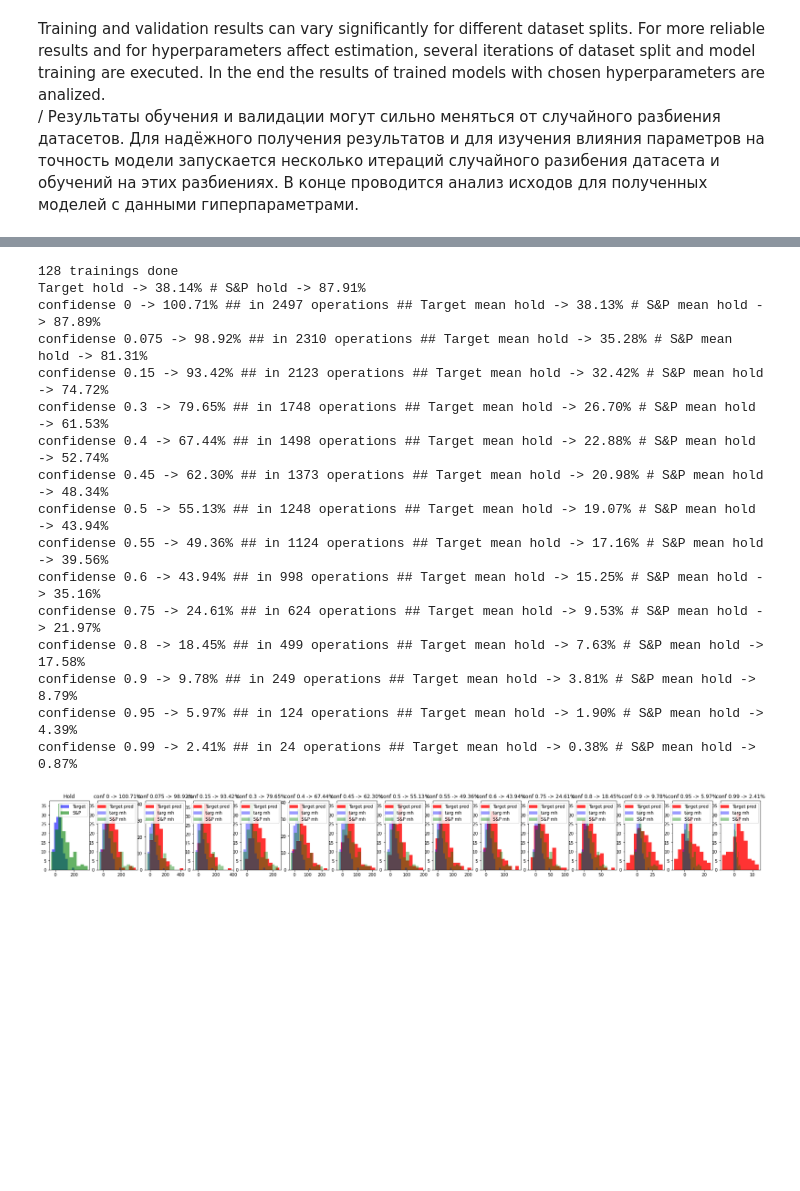
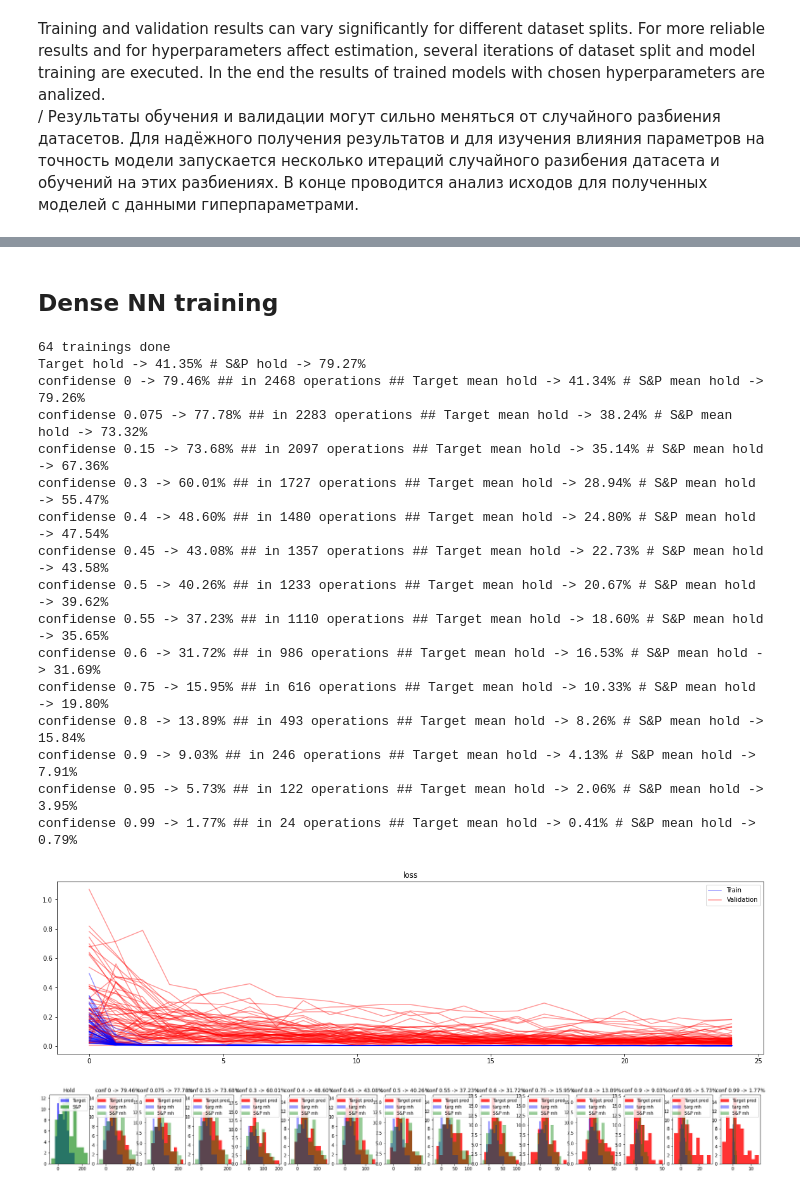
Before and after one commit to igormelekhin/stock_prediction, a Jupyter notebook: stock.ipynb, the cells around one changed output, grey strips where cells are left out. Cells and saved outputs as stored; diff of their text form; code cells hidden in the pictures; blank space fills up the shorter version.

```diff
--- a/stock.ipynb
+++ b/stock.ipynb
@@ -276,6 +361,6 @@ Epoch 3/3
 # %%
 def estimateResultsForConf(valY,prevY,preds,confidense,valType,target):
-    #estimate results for trading using model predictions with confidense no less then is set in parameter
+    #Estimate results for trading using model predictions with confidense no less then is set in parameter
     if valType=="CHANGES":
         res=1.
         operations=0
@@ -301,7 +386,7 @@ def estimateResultsForConf(valY,prevY,preds,confidense,valType,target):
     return res-1.,operations
 
 def estimateHold(valRefs,prevValRefs,valType,target):
-    #estimate results of buy-and-hold for test dataset
+    #Estimate results of buy-and-hold for test dataset
     if valType=="CHANGES":
         targetHold=1
         sapHold=1
@@ -342,12 +427,24 @@ def estimateResults(valY,prevY,preds,refs,prevRefs,valType,target,verb=False,con
             print("Confidense {:.4f}".format(conf),"-> {:.2f}".format(res*100.),"% in",operations,"operations","## Target mean hold -> {:.2f}%".format(targetHold*100.*operations/len(preds))+" # S&P mean hold -> {:.2f}%".format(sapHold*100.*operations/len(preds)))
         results.append((res,operations))
     if verb:
+        plt.figure()
         log=True
         plotDistribution(valY*100*NORMALIZATION_K,log,'valY')
         plotDistribution(preds*100*NORMALIZATION_K,log,'predY')
     return results
 
+def plotLoss(hists):
+  if not (type(hists) is list):
+      hists=[hists]
+  if not (hists[0] is None):
+    plt.figure(figsize=(20,5))
+    plt.title("loss")
+    for i,hist in enumerate(hists):
+      plt.plot(hist.history["loss"],c="b",label="Train" if i==0 else "",alpha=0.4)
+      plt.plot(hist.history["val_loss"],c='r',label="Validation" if i==0 else "",alpha=0.4)
+    plt.legend()
 
 print("Validation time","{:.1f}".format(len(valY)/365.),'years,',len(valY),'operations')
 estimateResults(valY,prevY,preds,valRefs,prevValRefs,"CHANGES","USD",True);
+plotLoss(hist)
 # %% [output]
@@ -385,6 +482,7 @@ confs=[0,0.075,0.15,0.3,0.4,0.45,0.5,0.55,0.6,0.75,0.8,0.90,0.95,0.99] #confiden
 datasetParams={} #parameters for dataset
 datasetParams["TYPE"]="ABS" #value type: "ABS" for normalized prices from -0.5 to 0.5, "CHANGES" for relative change on each day
 datasetParams["TARGET"]="USD" #target stock
+datasetParams["CHUNK_SIZE"]=20 #chunk size in days for dataset random splitting
 datasetParams["FRAMES"]=5 #number of previous days to be used in X for training and prediction of a single y
 datasetParams["USE"]=["USD","S&P","Alum","IMOEX","Petrol","Gold","NatGas","Brent","CNY"] #stocks to be used in training and prediction (defined in "Dataset preparation")
 datasetParams["VAL_SPLIT"]=0.35 #validation dataset part in split
@@ -393,20 +491,24 @@ trainingParams={} #parameters for training
 trainingParams["FUNC"]=trainXGB #main function to be used: trainXGB for XGBoost, trainTF for Tensorflow (defined in "Functions for model training")
 #trainingParams["LOSS"]="mse" #loss function (for Tensorflow)
 
-def runTests(dateData,ITERS,confs,datasetParams,trainingParams):
-    #run several iterations of dataset split, train and estimation
+def runTests(dateData,ITERS,confs,datasetParamsOrig,trainingParamsOrig):
+    #Run several iterations of dataset split, train and estimation
+    #make a copy of parameters to be filled by default values instead of missing
+    dataSetParams,trainingParams=datasetParamsOrig.copy(),trainingParamsOrig.copy()
     confsRes=np.zeros((len(confs),ITERS))
     confsOpsRes=np.zeros((len(confs),ITERS))
     totalValFrames=np.zeros(ITERS)
     refsRes=np.zeros((ITERS,2))
+    hists=[]
     for i in range(ITERS):
         print('Training',i+1,'/',ITERS)
         #get random dataset split
-        trainX,trainY,valX,valY,valRefs,prevValRefs,prevY=prepareRandomDataset(dateData,False,datasetParams)
+        trainX,indTrainX,trainY,valX,indValX,valY,valRefs,prevValRefs,prevY=prepareRandomDataset(dateData,False,datasetParams)
         totalValFrames[i]=len(valY)
         refsRes[i]=estimateHold(valRefs,prevValRefs,datasetParams["TYPE"],datasetParams["TARGET"])
         #train model on this split
-        preds=trainingParams["FUNC"](trainX,trainY,valX,trainingParams)
+        preds,hist=trainingParams["FUNC"](trainX,indTrainX,trainY,valX,indValX,trainingParams)
+        hists.append(hist)
         #estimate and save results
         results=estimateResults(valY,prevY,preds,valRefs,prevValRefs,datasetParams["TYPE"],datasetParams["TARGET"],False,confs)
         for j in range(len(confs)):
@@ -416,6 +518,7 @@ def runTests(dateData,ITERS,confs,datasetParams,trainingParams):
     clear_output()
     #output statistics for global mean buy-and-holds and for confidense levels
     print(ITERS,'trainings done')
+    plotLoss(hists)
     print("Target hold -> {:.2f}%".format(refsRes[:,0].mean()*100.)+" # S&P hold -> {:.2f}%".format(refsRes[:,1].mean()*100.))
     for i in range(len(confsRes)):
         ops=confsOpsRes[i,:].mean()
@@ -461,22 +566,29 @@ confidense 0.99 -> 4.07% ## in 24 operations ## Target mean hold -> 0.43% # S&P
+# %% [markdown]
+## Dense NN training
 # %%
+ITERS=64
 trainingParams["FUNC"]=trainTF
 trainingParams["LOSS"]="mse"
+trainingParams["ITERS"]=25
+trainingParams["LAYERS"]=[32]
+trainingParams["MODEL"]=buildDense
 runTests(dateData,ITERS,confs,datasetParams,trainingParams)
 # %% [output]
-128 trainings done
-Target hold -> 38.14% # S&P hold -> 87.91%
-confidense 0 -> 100.71% ## in 2497 operations ## Target mean hold -> 38.13% # S&P mean hold -> 87.89%
-confidense 0.075 -> 98.92% ## in 2310 operations ## Target mean hold -> 35.28% # S&P mean hold -> 81.31%
-confidense 0.15 -> 93.42% ## in 2123 operations ## Target mean hold -> 32.42% # S&P mean hold -> 74.72%
-confidense 0.3 -> 79.65% ## in 1748 operations ## Target mean hold -> 26.70% # S&P mean hold -> 61.53%
-confidense 0.4 -> 67.44% ## in 1498 operations ## Target mean hold -> 22.88% # S&P mean hold -> 52.74%
-confidense 0.45 -> 62.30% ## in 1373 operations ## Target mean hold -> 20.98% # S&P mean hold -> 48.34%
-confidense 0.5 -> 55.13% ## in 1248 operations ## Target mean hold -> 19.07% # S&P mean hold -> 43.94%
-confidense 0.55 -> 49.36% ## in 1124 operations ## Target mean hold -> 17.16% # S&P mean hold -> 39.56%
-confidense 0.6 -> 43.94% ## in 998 operations ## Target mean hold -> 15.25% # S&P mean hold -> 35.16%
-confidense 0.75 -> 24.61% ## in 624 operations ## Target mean hold -> 9.53% # S&P mean hold -> 21.97%
-confidense 0.8 -> 18.45% ## in 499 operations ## Target mean hold -> 7.63% # S&P mean hold -> 17.58%
-confidense 0.9 -> 9.78% ## in 249 operations ## Target mean hold -> 3.81% # S&P mean hold -> 8.79%
-confidense 0.95 -> 5.97% ## in 124 operations ## Target mean hold -> 1.90% # S&P mean hold -> 4.39%
-confidense 0.99 -> 2.41% ## in 24 operations ## Target mean hold -> 0.38% # S&P mean hold -> 0.87%
+64 trainings done
+Target hold -> 41.35% # S&P hold -> 79.27%
+confidense 0 -> 79.46% ## in 2468 operations ## Target mean hold -> 41.34% # S&P mean hold -> 79.26%
+confidense 0.075 -> 77.78% ## in 2283 operations ## Target mean hold -> 38.24% # S&P mean hold -> 73.32%
+confidense 0.15 -> 73.68% ## in 2097 operations ## Target mean hold -> 35.14% # S&P mean hold -> 67.36%
+confidense 0.3 -> 60.01% ## in 1727 operations ## Target mean hold -> 28.94% # S&P mean hold -> 55.47%
+confidense 0.4 -> 48.60% ## in 1480 operations ## Target mean hold -> 24.80% # S&P mean hold -> 47.54%
+confidense 0.45 -> 43.08% ## in 1357 operations ## Target mean hold -> 22.73% # S&P mean hold -> 43.58%
+confidense 0.5 -> 40.26% ## in 1233 operations ## Target mean hold -> 20.67% # S&P mean hold -> 39.62%
+confidense 0.55 -> 37.23% ## in 1110 operations ## Target mean hold -> 18.60% # S&P mean hold -> 35.65%
+confidense 0.6 -> 31.72% ## in 986 operations ## Target mean hold -> 16.53% # S&P mean hold -> 31.69%
+confidense 0.75 -> 15.95% ## in 616 operations ## Target mean hold -> 10.33% # S&P mean hold -> 19.80%
+confidense 0.8 -> 13.89% ## in 493 operations ## Target mean hold -> 8.26% # S&P mean hold -> 15.84%
+confidense 0.9 -> 9.03% ## in 246 operations ## Target mean hold -> 4.13% # S&P mean hold -> 7.91%
+confidense 0.95 -> 5.73% ## in 122 operations ## Target mean hold -> 2.06% # S&P mean hold -> 3.95%
+confidense 0.99 -> 1.77% ## in 24 operations ## Target mean hold -> 0.41% # S&P mean hold -> 0.79%
-[figure, old version]
+[figure, new version]
+[figure, added]
```
Also changed, not shown: parts of 20 cells of this notebook.
